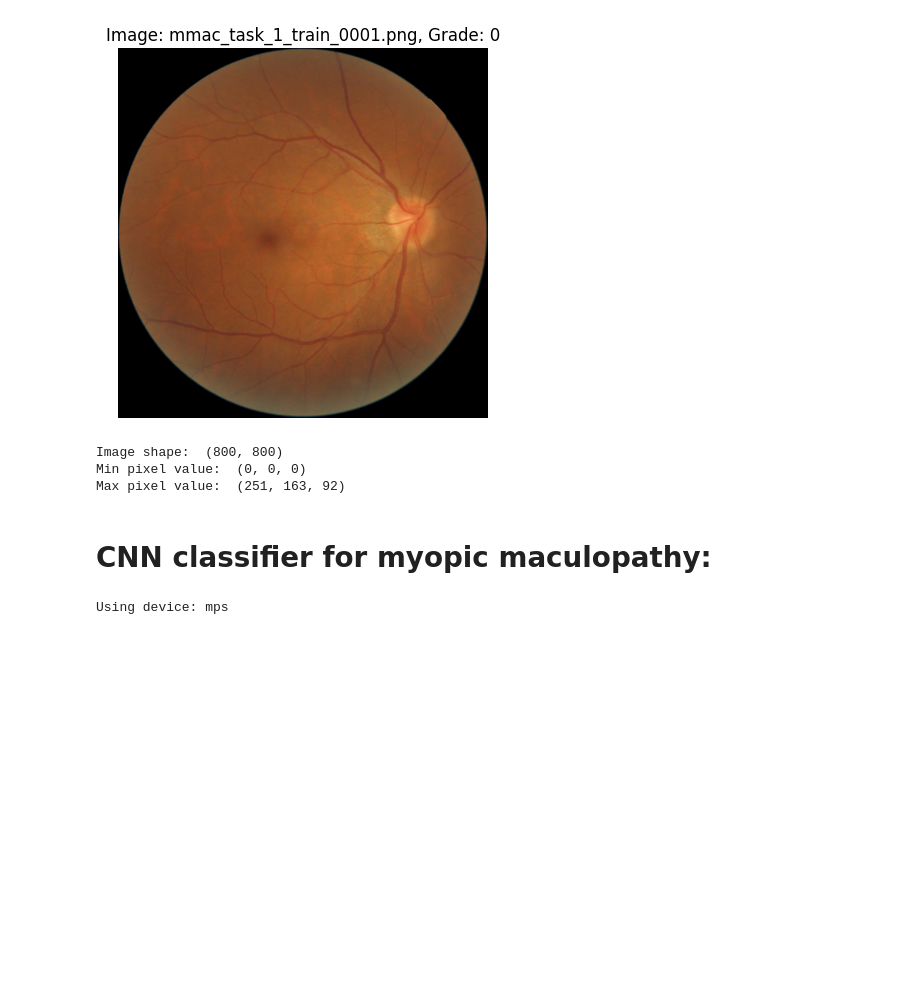
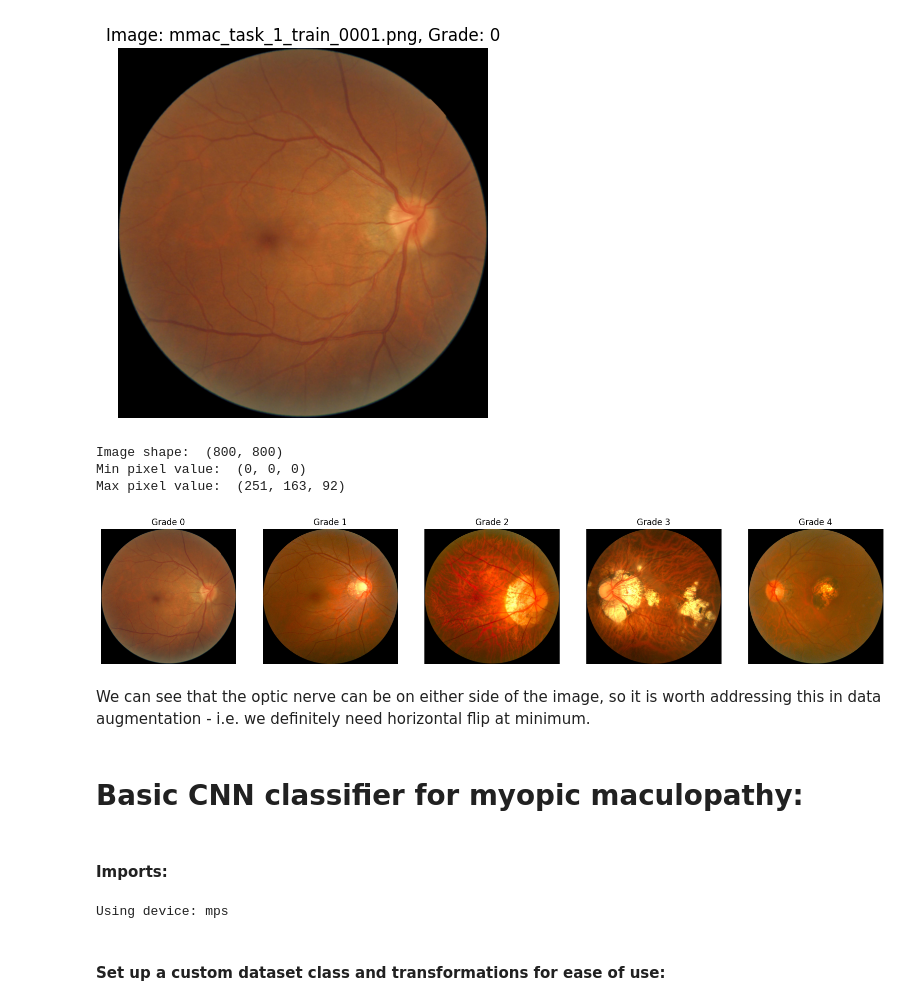
Before and after one commit to thuitema0/MPHY0050, a Jupyter notebook: Task2.ipynb, the cells around one changed output. Cells and saved outputs as stored; diff of their text form; code cells hidden in the pictures; blank space fills up the shorter version.

```diff
--- a/Task2.ipynb
+++ b/Task2.ipynb
@@ -68,5 +68,10 @@ plt.xlabel("Myopic Maculopathy Grade")
 plt.ylabel("Count")
 plt.xticks(rotation=0)
 plt.show()
+
+# print number of images in each grade:
+for grade in range(5):
+    grade_count = train_df[train_df["myopic_maculopathy_grade"] == grade].shape[0]
+    print(f"Grade {grade}: {grade_count} images")
 # %% [output]
 [figure]
@@ -91,8 +101,25 @@ print("Max pixel value: ", max(image.getdata()))
 Image shape:  (800, 800)
 Min pixel value:  (0, 0, 0)
 Max pixel value:  (251, 163, 92)
+# %%
+# view an example image from each class:
+fig, axes = plt.subplots(1, 5, figsize=(20, 4))
+for grade in range(5):
+    grade_image_path = os.path.join(train_images_folder, train_df[train_df["myopic_maculopathy_grade"] == grade]["image"].iloc[0]) # get first image path for this grade
+    grade_image = Image.open(grade_image_path).convert("RGB") # to rgb
+
+    axes[grade].imshow(grade_image)
+    axes[grade].set_title(f"Grade {grade}")
+    axes[grade].axis("off")
+plt.show()
+# %% [output]
+[figure, added]
+# %% [markdown]
+We can see that the optic nerve can be on either side of the image, so it is worth addressing this in data augmentation - i.e. we definitely need horizontal flip at minimum.
 # %% [markdown]
-# CNN classifier for myopic maculopathy:
+# Basic CNN classifier for myopic maculopathy:
+# %% [markdown]
+#### Imports:
 # %%
 import torch
 import torch.nn as nn
@@ -114,6 +141,8 @@ else:
 print("Using device:", device)
 # %% [output]
 Using device: mps
+# %% [markdown]
+#### Set up a custom dataset class and transformations for ease of use:
 # %%
 # define a custom dataset class for loading the images and labels
 class MyopicMaculopathyDataset(Dataset):
```
Also changed, not shown: parts of 17 cells of this notebook, 2 other files.
